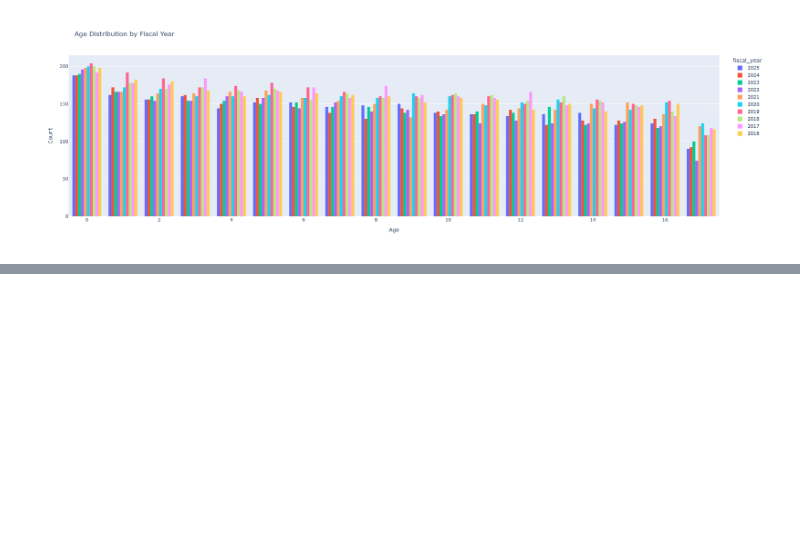
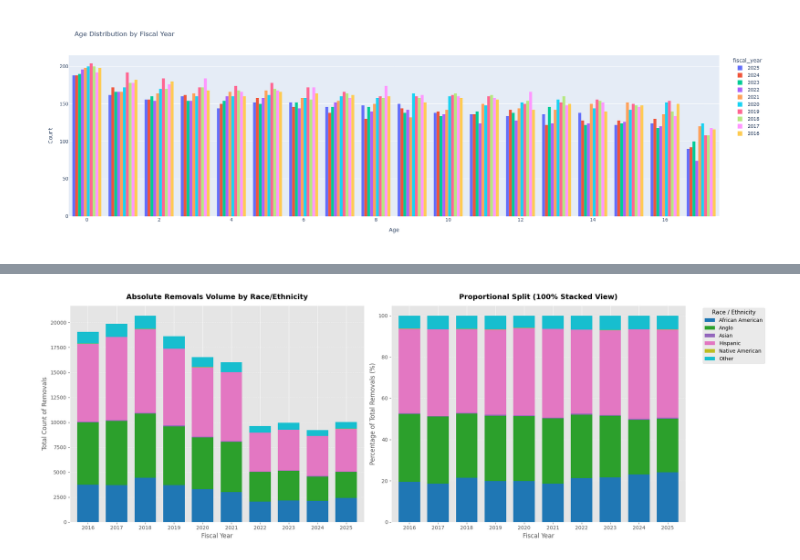
Before and after one commit to ahendrix83/data-analyst-portfolio, a Jupyter notebook: project1-eda/eda.ipynb, the cells around one changed output, grey strips where cells are left out. Drawn from its saved outputs; the diff is of its cells as text; code cells hidden in the pictures; blank space fills up the shorter version.

```diff
--- a/project1-eda/eda.ipynb
+++ b/project1-eda/eda.ipynb
@@ -259,0 +324,50 @@ fig.show()
+# %%
+# GENERATE BOTH CROSSTAB MATRICES
+# Absolute Count Matrix
+race_absolute = pd.crosstab(
+    index=df['fiscal_year'],
+    columns=df['race/ethnicity'],
+    values=df['removals'],
+    aggfunc='sum'
+).fillna(0)
+
+# Percentage Matrix (Normalized row-by-row)
+race_percentage = pd.crosstab(
+    index=df['fiscal_year'],
+    columns=df['race/ethnicity'],
+    values=df['removals'],
+    aggfunc='sum',
+    normalize='index'
+).fillna(0) * 100
+
+# CREATE THE SIDE-BY-SIDE
+fig, (ax1, ax2) = plt.subplots(1, 2, figsize=(20, 7), sharex=False)
+color_theme = 'tab10'  # Use a consistent palette so colors mean the same thing on both sides
+
+
+# LEFT CHART: ABSOLUTE VOLUME (Stacked Bar)
+race_absolute.plot(kind='bar', stacked=True, ax=ax1, colormap=color_theme, width=0.75, edgecolor='none')
+ax1.set_title('Absolute Removals Volume by Race/Ethnicity', fontsize=14, fontweight='bold', pad=12)
+ax1.set_xlabel('Fiscal Year', fontsize=12)
+ax1.set_ylabel('Total Count of Removals', fontsize=12)
+ax1.set_xticklabels(race_absolute.index, rotation=0)
+ax1.grid(axis='y', linestyle='--', alpha=0.5)
+ax1.get_legend().remove()  # Hide this legend to prevent visual clutter
+
+
+# RIGHT CHART: RELATIVE PERCENTAGE (100% Stacked Bar)
+race_percentage.plot(kind='bar', stacked=True, ax=ax2, colormap=color_theme, width=0.75, edgecolor='none')
+ax2.set_title('Proportional Split (100% Stacked View)', fontsize=14, fontweight='bold', pad=12)
+ax2.set_xlabel('Fiscal Year', fontsize=12)
+ax2.set_ylabel('Percentage of Total Removals (%)', fontsize=12)
+ax2.set_xticklabels(race_percentage.index, rotation=0)
+ax2.grid(axis='y', linestyle='--', alpha=0.5)
+
+# Move the single master legend completely outside the plots to the right side
+ax2.legend(title='Race / Ethnicity', bbox_to_anchor=(1.05, 1), loc='upper left', fontsize=10, title_fontsize=11)
+
+# Clean up structural layout padding and display
+plt.tight_layout()
+plt.show()
+# %% [output]
+[figure, added]
```
Also changed, not shown: parts of 20 cells of this notebook, 1 other file.
